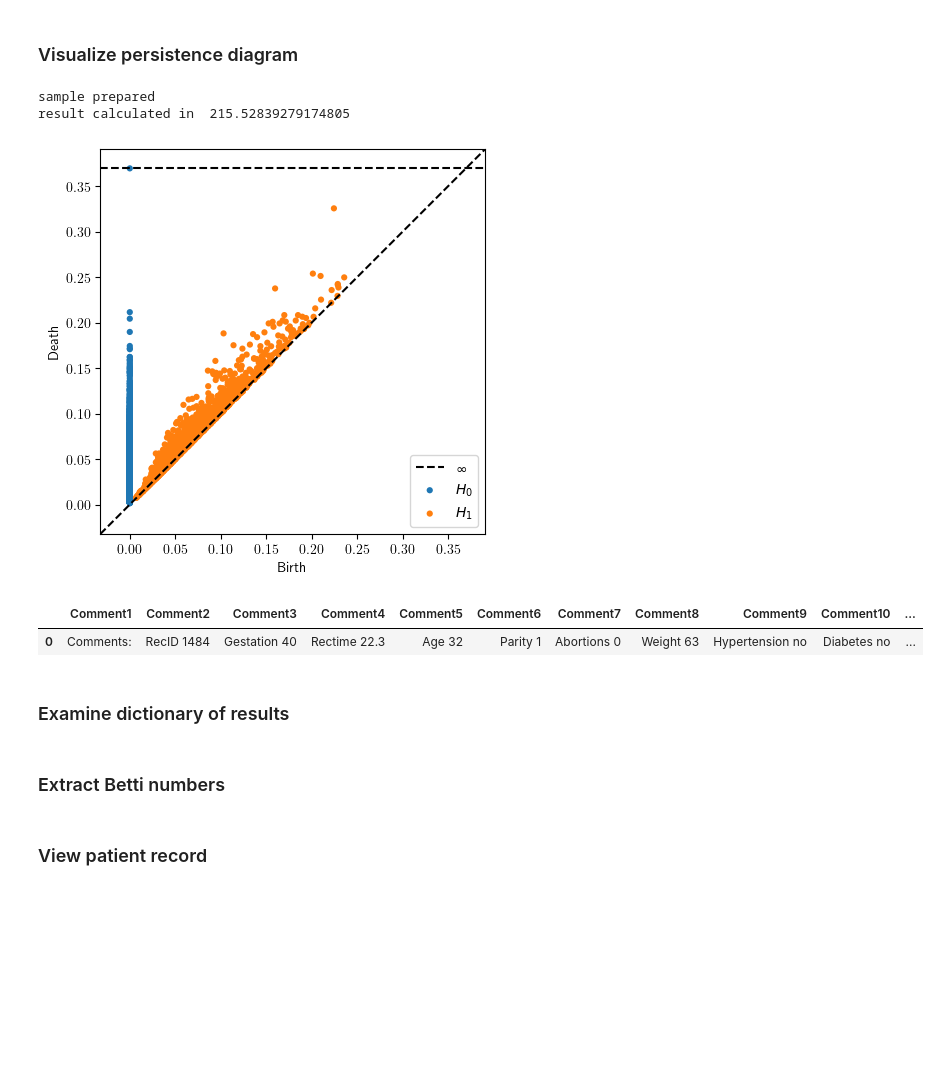
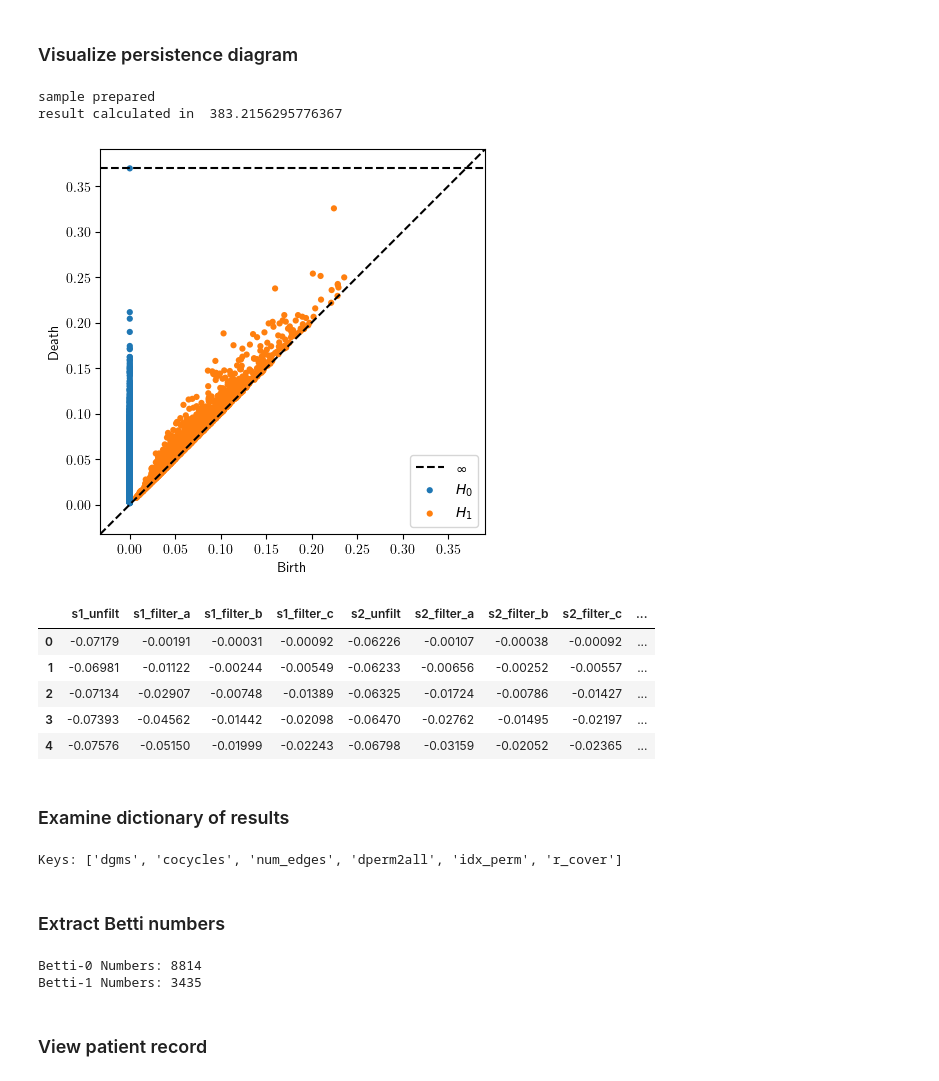
Before and after one commit to kgrillaert/ehg_tda, a Jupyter notebook: Tushar/EHG_Preterm.ipynb, the cells around one changed output. Saved outputs shown, nothing was run; the diff lists cells and outputs as text; code cells hidden in the pictures; blank space fills up the shorter version.

```diff
--- a/Tushar/EHG_Preterm.ipynb
+++ b/Tushar/EHG_Preterm.ipynb
@@ -169,8 +169,8 @@ os.chdir('C:/Users/thetu/Downloads/TDA/term_preterm_ehg/tpehgdb/')
 dat_files = glob.glob('*.dat')  # Get list of all .dat files in the current folder
 
 df = pd.DataFrame(data=dat_files)
-df.to_csv("C:/Users/thetu/Downloads/TDA/term_preterm_ehg/tpehgdb/files_list.csv", index=False, header=None)  # Write the list to a CSV file
-files = pd.read_csv("C:/Users/thetu/Downloads/TDA/term_preterm_ehg/tpehgdb/files_list.csv", header=None)
+df.to_csv("D:/TDA/term_preterm_ehg/tpehgdb/files_list.csv", index=False, header=None)  # Write the list to a CSV file
+files = pd.read_csv("D:/TDA/term_preterm_ehg/tpehgdb/files_list.csv", header=None)
 # output_directory = "/home/katie_grillaert/ehg_preterm"
 
 for i in range(1, len(files) + 1):
@@ -212,5 +214,5 @@ print("\nAll files done!")
 # %% [markdown]
 ### Inspect one csv example
 # %%
-df = pd.read_csv("C:/Users/thetu/Downloads/TDA/term_preterm_ehg/tpehgdb/tpehg1021.csv", header=None)
+df = pd.read_csv("D:/TDA/term_preterm_ehg/tpehgdb/tpehg1021.csv", header=None)
 # %%
@@ -244,7 +242,7 @@ df.head()
 # %% [markdown]
 ## Examine hea files ("comments" metadata)
 # %%
-hea_file_path = 'C:/Users/thetu/Downloads/TDA/term_preterm_ehg/tpehgdb/tpehg1484'
+hea_file_path = 'D:/TDA/term_preterm_ehg/tpehgdb/tpehg1484'
 
 # Load the HEA file
 hea_record = wfdb.rdheader(hea_file_path)
@@ -328,31 +326,35 @@ diagrams = (result)['dgms']
 plot_diagrams(diagrams, show=True)
 # %% [output]
 sample prepared
-result calculated in  215.52839279174805
+result calculated in  383.2156295776367
 [figure]
 # %%
 df.columns = df.columns.astype(str)
 
 new_column_names = {'0': 's1_unfilt',
                     '1': 's1_filter_a',
                     '2': 's1_filter_b',
                     '3': 's1_filter_c',
                     '4': 's2_unfilt',
                     '5': 's2_filter_a',
                     '6': 's2_filter_b',
                     '7': 's2_filter_c',
                     '8': 's3_unfilt',
                     '9': 's3_filter_a',
                     '10': 's3_filter_b',
                     '11': 's3_filter_c'}
 
 df.rename(columns=new_column_names, inplace=True)
 
 
-df
+df.head()
 # %% [output]
-|  | Comment1 | Comment2 | Comment3 | Comment4 | Comment5 | Comment6 | Comment7 | Comment8 | Comment9 | Comment10 | ... |
-| 0 | Comments: | RecID 1484 | Gestation 40 | Rectime 22.3 | Age 32 | Parity 1 | Abortions 0 | Weight 63 | Hypertension no | Diabetes no | ... |
+|  | s1_unfilt | s1_filter_a | s1_filter_b | s1_filter_c | s2_unfilt | s2_filter_a | s2_filter_b | s2_filter_c | ... |
+| 0 | -0.07179 | -0.00191 | -0.00031 | -0.00092 | -0.06226 | -0.00107 | -0.00038 | -0.00092 | ... |
+| 1 | -0.06981 | -0.01122 | -0.00244 | -0.00549 | -0.06233 | -0.00656 | -0.00252 | -0.00557 | ... |
+| 2 | -0.07134 | -0.02907 | -0.00748 | -0.01389 | -0.06325 | -0.01724 | -0.00786 | -0.01427 | ... |
+| 3 | -0.07393 | -0.04562 | -0.01442 | -0.02098 | -0.06470 | -0.02762 | -0.01495 | -0.02197 | ... |
+| 4 | -0.07576 | -0.05150 | -0.01999 | -0.02243 | -0.06798 | -0.03159 | -0.02052 | -0.02365 | ... |
 # %% [markdown]
 ### Examine dictionary of results
 # %%
@@ -367,6 +369,8 @@ print("Keys:", list(result.keys()))
 
 #dgms_value = result['dgms']
 #print("Contents of 'dgms':", dgms_value)
+# %% [output]
+Keys: ['dgms', 'cocycles', 'num_edges', 'dperm2all', 'idx_perm', 'r_cover']
 # %% [markdown]
 ### Extract Betti numbers
 # %%
@@ -381,12 +385,15 @@ if 'dgms' in result:
     betti_1_numbers = sum(np.isfinite(persistence_diagrams[1][:, 1]))
     print("Betti-1 Numbers:", betti_1_numbers)
 
-    # Extract Betti-2 numbers
-    betti_2_numbers = sum(np.isfinite(persistence_diagrams[2][:, 1]))
-    print("Betti-2 Numbers:", betti_2_numbers)
+    # # Extract Betti-2 numbers
+    # betti_2_numbers = sum(np.isfinite(persistence_diagrams[2][:, 1]))
+    # print("Betti-2 Numbers:", betti_2_numbers)
 
 else:
     print("The 'dgms' key is not present in the dictionary.")
+# %% [output]
+Betti-0 Numbers: 8814
+Betti-1 Numbers: 3435
 # %% [markdown]
 ### View patient record
 # %%
```
Also changed, not shown: parts of 30 cells of this notebook.
